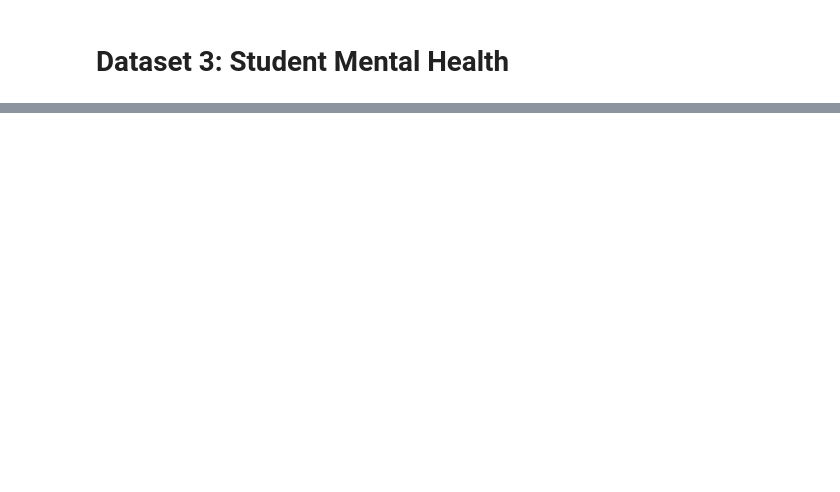
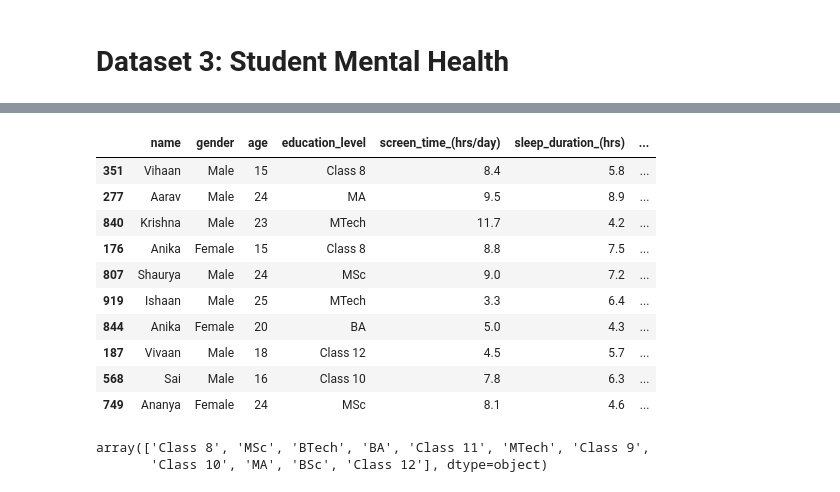
Before and after one commit to Ashmita-15/CogniBurn, a Jupyter notebook: Dataset_preprocessing.ipynb, the cells around one changed output, grey strips where cells are left out. Saved outputs shown, nothing was run; the diff lists cells and outputs as text; code cells hidden in the pictures; blank space fills up the shorter version.

```diff
--- a/Dataset_preprocessing.ipynb
+++ b/Dataset_preprocessing.ipynb
@@ -282,0 +312,24 @@ df1['burnout_level'] = pd.qcut(
+# %%
+df2.columns = df2.columns.str.strip().str.lower().str.replace(' ', '_')
+
+df2.rename(columns={
+    'Screen Time (hrs/day)': 'screen_time',
+    'Sleep Duration (hrs)': 'sleep_hours',
+    'Physical Activity (hrs/week)': 'physical_activity',
+    'Stress Level': 'stress_level',
+    'anxious before exams': 'exam_anxiety',
+    'Academic Performance Change': 'performance_change'
+}, inplace=True)
+df2.sample(10)
+# %% [output]
+|  | name | gender | age | education_level | screen_time_(hrs/day) | sleep_duration_(hrs) | ... |
+| 351 | Vihaan | Male | 15 | Class 8 | 8.4 | 5.8 | ... |
+| 277 | Aarav | Male | 24 | MA | 9.5 | 8.9 | ... |
+| 840 | Krishna | Male | 23 | MTech | 11.7 | 4.2 | ... |
+| 176 | Anika | Female | 15 | Class 8 | 8.8 | 7.5 | ... |
+| 807 | Shaurya | Male | 24 | MSc | 9.0 | 7.2 | ... |
+| 919 | Ishaan | Male | 25 | MTech | 3.3 | 6.4 | ... |
+| 844 | Anika | Female | 20 | BA | 5.0 | 4.3 | ... |
+| 187 | Vivaan | Male | 18 | Class 12 | 4.5 | 5.7 | ... |
+| 568 | Sai | Male | 16 | Class 10 | 7.8 | 6.3 | ... |
+| 749 | Ananya | Female | 24 | MSc | 8.1 | 4.6 | ... |
@@ -282,0 +339,5 @@ df1['burnout_level'] = pd.qcut(
+# %%
+df2['education_level'].unique()
+# %% [output]
+array(['Class 8', 'MSc', 'BTech', 'BA', 'Class 11', 'MTech', 'Class 9',
+       'Class 10', 'MA', 'BSc', 'Class 12'], dtype=object)
```
Also changed, not shown: parts of 40 cells of this notebook, 5 other files.
